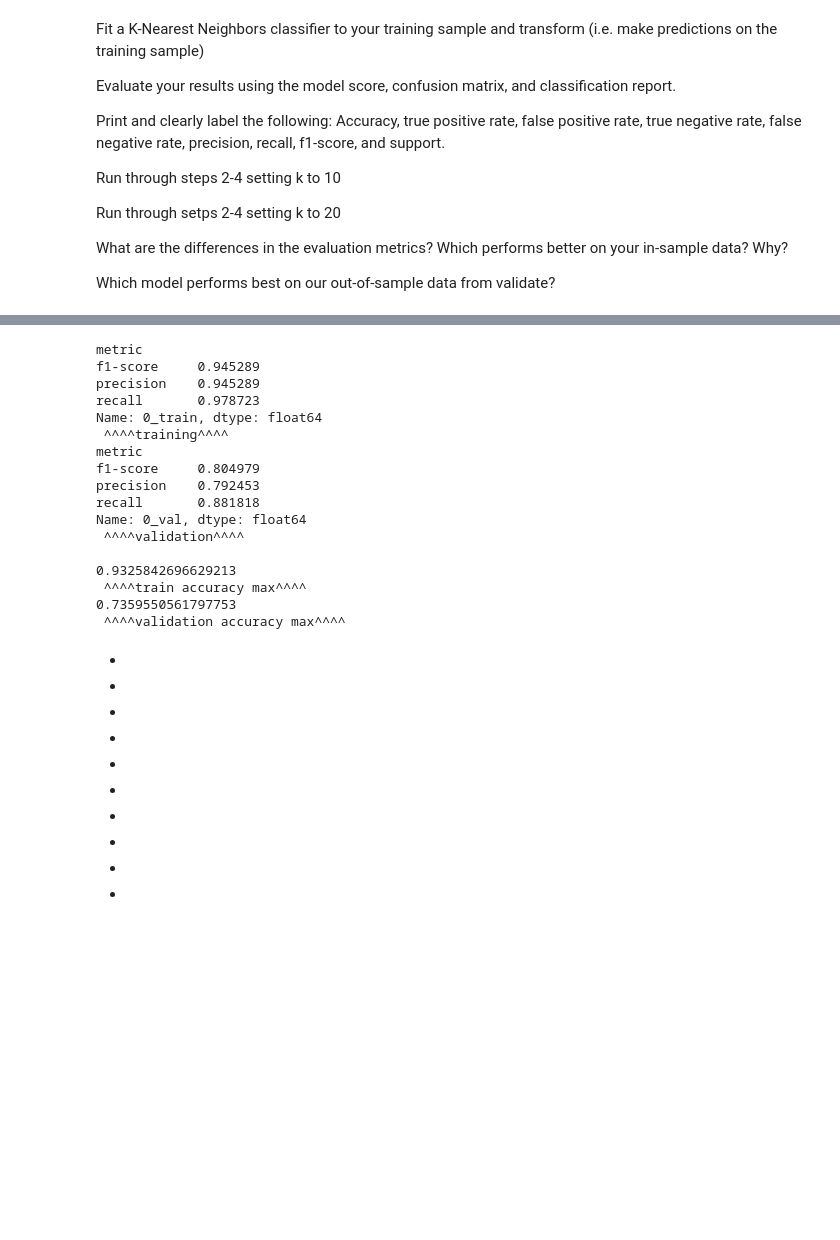
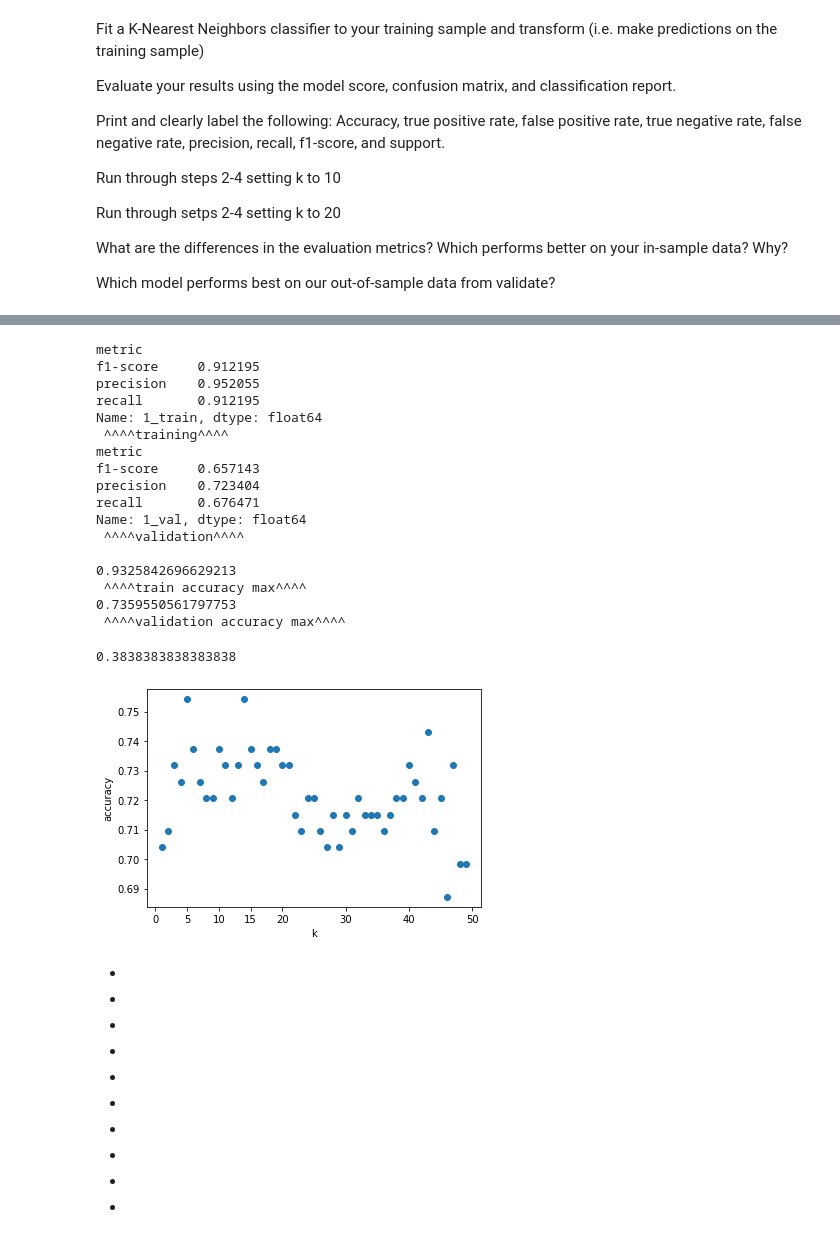
Before and after one commit to geary-shenck/classification-exercises, a Jupyter notebook: model.ipynb, the cells around one changed output, grey strips where cells are left out. Saved outputs shown, nothing was run; the diff lists cells and outputs as text; code cells hidden in the pictures; blank space fills up the shorter version.

```diff
--- a/model.ipynb
+++ b/model.ipynb
@@ -1147,28 +1143,47 @@ knn_titanic_df.head()
 # %%
 knn_titanic_df = knn_titanic_df.drop(knn_titanic_df[knn_titanic_df["metric"] == "support"].index)
 # %%
-print(knn_titanic_df.groupby(["metric"])["0_train"].agg("max"),"\n ^^^^training^^^^")
-print(knn_titanic_df.groupby(["metric"])["0_val"].agg("max"),"\n ^^^^validation^^^^ \n")
+print(knn_titanic_df.groupby(["metric"])["1_train"].agg("max"),"\n ^^^^training^^^^")
+print(knn_titanic_df.groupby(["metric"])["1_val"].agg("max"),"\n ^^^^validation^^^^ \n")
 print(knn_titanic_df["accuracy_train"].agg("max"),"\n ^^^^train accuracy max^^^^")
 print(knn_titanic_df["accuracy_val"].agg("max"),"\n ^^^^validation accuracy max^^^^")
 # %% [output]
 metric
-f1-score     0.945289
-precision    0.945289
-recall       0.978723
-Name: 0_train, dtype: float64
+f1-score     0.912195
+precision    0.952055
+recall       0.912195
+Name: 1_train, dtype: float64
  ^^^^training^^^^
 metric
-f1-score     0.804979
-precision    0.792453
-recall       0.881818
-Name: 0_val, dtype: float64
+f1-score     0.657143
+precision    0.723404
+recall       0.676471
+Name: 1_val, dtype: float64
  ^^^^validation^^^^
 
 0.9325842696629213
  ^^^^train accuracy max^^^^
 0.7359550561797753
  ^^^^validation accuracy max^^^^
+# %%
+titanic_df.survived.mean()
+# %% [output]
+0.3838383838383838
+# %%
+k_range = range(1, 50)
+scores = []
+for k in k_range:
+    knn = KNeighborsClassifier(n_neighbors = k)
+    knn.fit(X_titanic_train, y_titanic_train)
+    scores.append(knn.score(X_titanic_test, y_titanic_test))
+plt.figure()
+plt.xlabel('k')
+plt.ylabel('accuracy')
+plt.scatter(k_range, scores)
+plt.xticks([0,5,10,15,20,30,40,50])
+plt.show()
+# %% [output]
+[figure, added]
 # %% [markdown]
 -
 -
```
Also changed, not shown: parts of 8 cells of this notebook.
